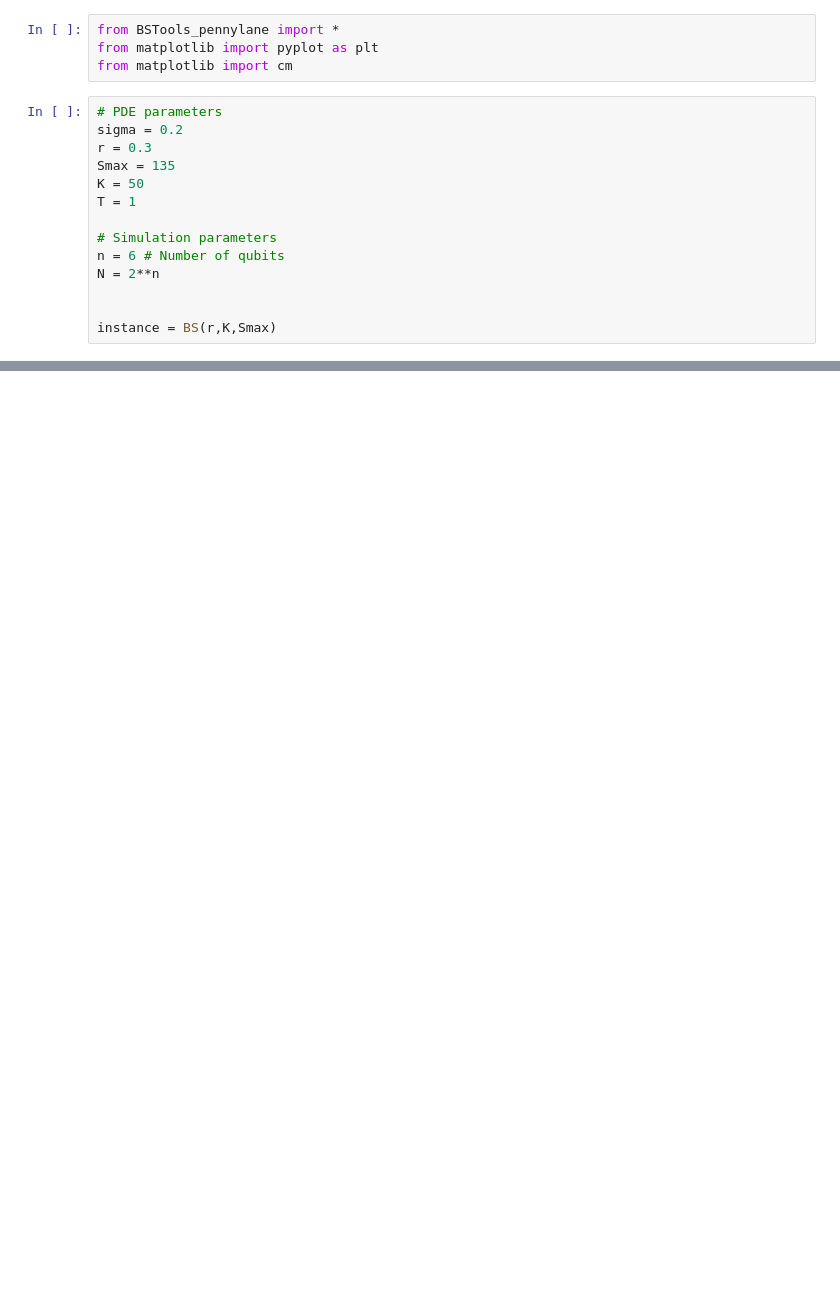
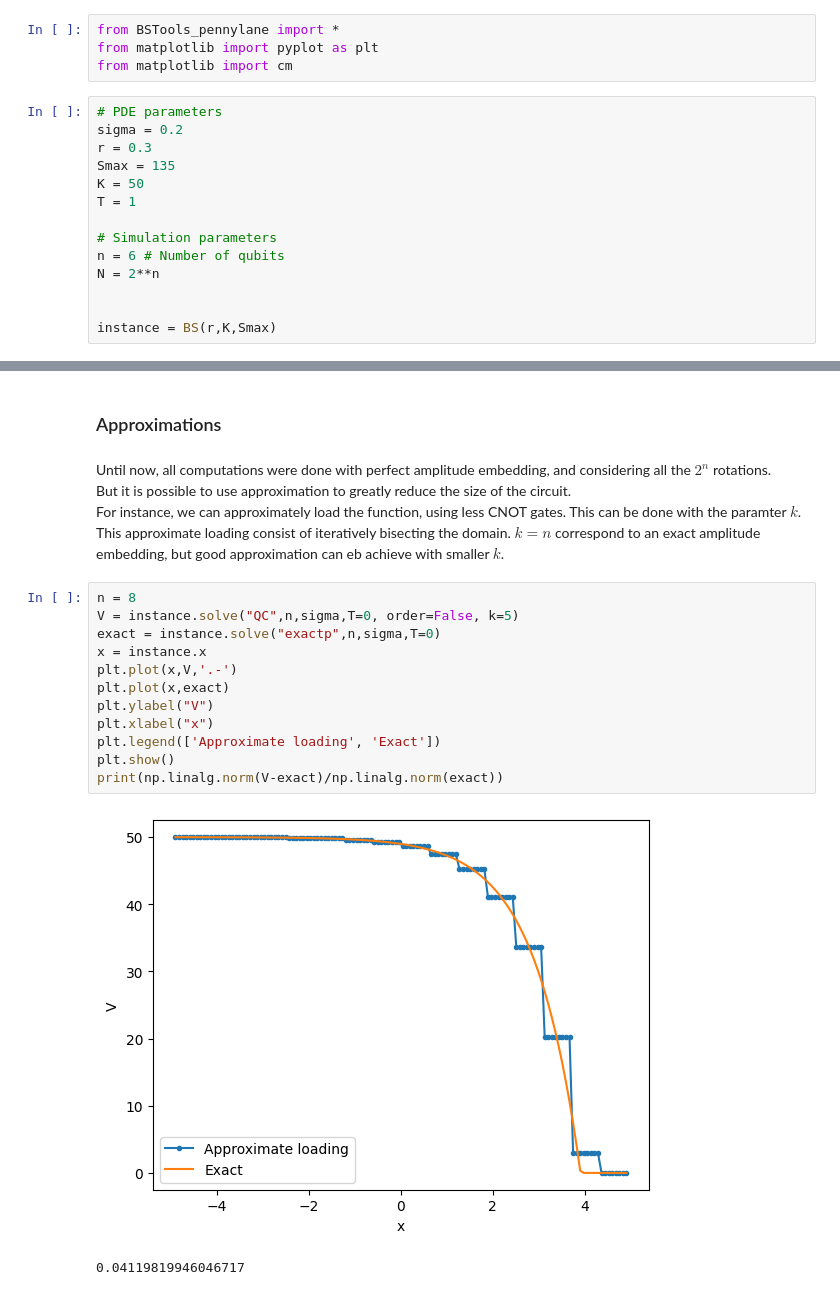
Before and after one commit to Sigma-Reply/QHack2024, a Jupyter notebook: Black-Scholes.ipynb, the cells around one changed output, grey strips where cells are left out. Drawn from its saved outputs; the diff is of its cells as text; blank space fills up the shorter version.

```diff
--- a/Black-Scholes.ipynb
+++ b/Black-Scholes.ipynb
@@ -187,0 +185,23 @@ plt.show()
+# %% [markdown]
+### Approximations
+# %% [markdown]
+Until now, all computations were done with perfect amplitude embedding, and considering all the $2^n$ rotations.\
+But it is possible to use approximation to greatly reduce the size of the circuit.\
+For instance, we can approximately load the function, using less CNOT gates. This can be done with the paramter $k$.\
+This approximate loading consist of iteratively bisecting the domain. $k=n$ correspond to an exact amplitude embedding,
+but good  approximation can eb achieve with smaller $k$.
+# %%
+n = 8
+V = instance.solve("QC",n,sigma,T=0, order=False, k=5)
+exact = instance.solve("exactp",n,sigma,T=0)
+x = instance.x
+plt.plot(x,V,'.-')
+plt.plot(x,exact)
+plt.ylabel("V")
+plt.xlabel("x")
+plt.legend(['Approximate loading', 'Exact'])
+plt.show()
+print(np.linalg.norm(V-exact)/np.linalg.norm(exact))
+# %% [output]
+[figure, added]
+0.04119819946046717
```
Also changed, not shown: parts of 11 cells of this notebook, 3 other files.
